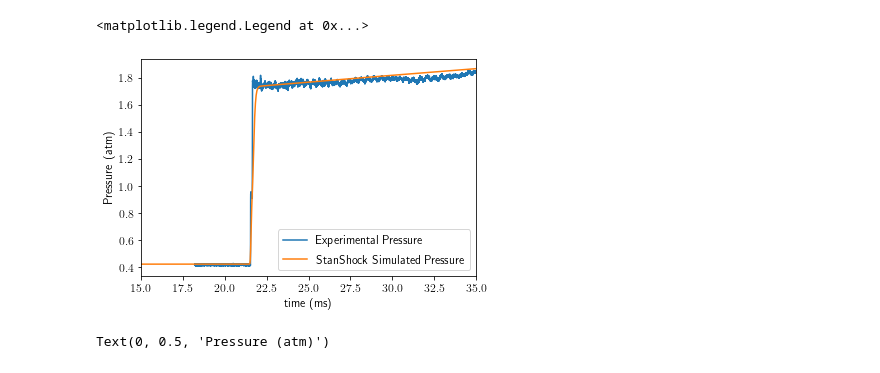
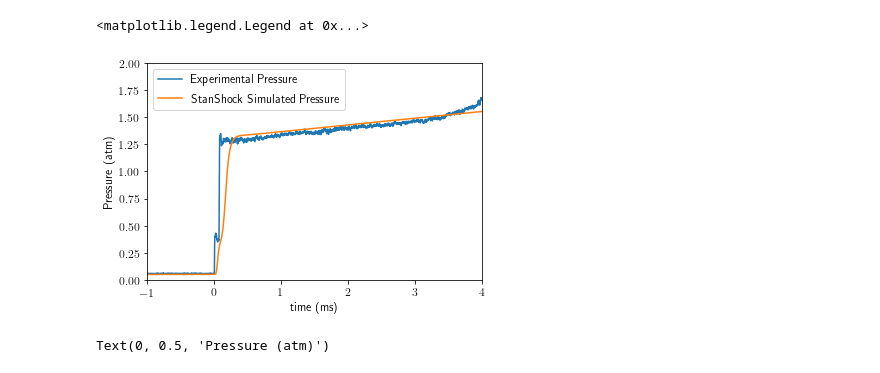
Before and after one commit to jky819/StanShock, a Jupyter notebook: ShockTubeSimulations/Shock_Tube_Simulations.ipynb, the cells around one changed output. Saved outputs shown, nothing was run; the diff lists cells and outputs as text; code cells hidden in the pictures.

```diff
--- a/ShockTubeSimulations/Shock_Tube_Simulations.ipynb
+++ b/ShockTubeSimulations/Shock_Tube_Simulations.ipynb
@@ -73,17 +86,17 @@ Mixture = {
 
 
 Thermal = {
-    'p4':30*6894.76,#27.5*6894.76,
-    'p1':320.5*133.322,#88.2*133.322,
-    'T1':23+273,
+    'p4':66*6894.76,#27.5*6894.76,
+    'p1':40.559*133.322,#88.2*133.322,
+    'T1':22.7+273,
 }
 
 Sim = {
     'nXFine':1000,
     'tFinal':35e-3,
     'ProbeLoc': 2e-2,
-    'alpha':1, # boundary layer correction term for shear stress. 1 for incompressible case
-    'beta':1, # boundary layer correction term for heat transfer. 1 for incompressible case
+    'alpha':0.9, # boundary layer correction term for shear stress. 1 for incompressible case
+    'beta':0.8, # boundary layer correction term for heat transfer. 1 for incompressible case
     'D_mul':1, # boundary layer correction term for effective diameter. 1 for incompressible case
     'BoundaryLayer': True,
     'Reacting': False,
@@ -91,7 +104,7 @@ Sim = {
 }
 
 Geometry = {
-    'LDriver':3.63,#9.57,
+    'LDriver':3.63,#3.63,#9.57,
     'LDriven':9.73,
     'DDriver':11.53e-2,
     'DDriven':11.53e-2
@@ -127,24 +150,25 @@ np.savetxt('positionXT.csv', ssim.positionXT, delimiter=',')
 # %%
 p = ssim.pNoInsert
 T = ssim.TNoInsert
 t = ssim.tNoInsert
 s = ssim.sNoInsert
 u = ssim.uNoInsert
 
 Num_row = 5000
 # shock measurement
-exp = np.array(get_shock('exp031.csv', Num_row))
+exp = np.array(get_shock('exp038.csv', Num_row))
 plt.figure()
 #plt.plot(t/(1e-3), np.abs(u/s))
-plt.plot(exp[:, 0]/(1e-3) + 18.2, exp[:, 1]/(101325), label = 'Experimental Pressure')
-plt.plot(t/(1e-3), p/(101325), label = 'StanShock Simulated Pressure')
+plt.plot(exp[:, 0]/(1e-3) + 10-12.35, exp[:, 1]/(101325), label = 'Experimental Pressure')
+plt.plot(t/(1e-3)-12.4, p/(101325), label = 'StanShock Simulated Pressure')
 plt.xlabel('time (ms)')
 plt.ylabel('Pressure (atm)')
-plt.xlim((15, 35))
+plt.xlim((-1, 4))
+plt.ylim((0, 2))
 plt.legend()
 # %% [output]
 <matplotlib.legend.Legend at 0x...>
-[figure, old version]
+[figure, new version]
 # %%
 Mixture = {
     'mixtureFile':"O2Argon.xml",
```
Also changed, not shown: parts of 9 cells of this notebook, 6 other files.
